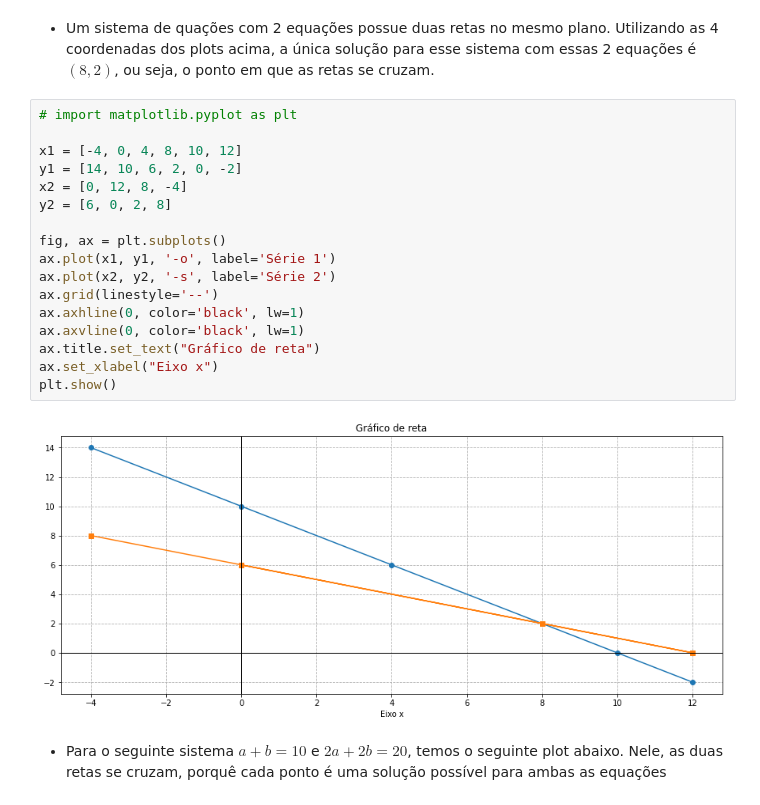
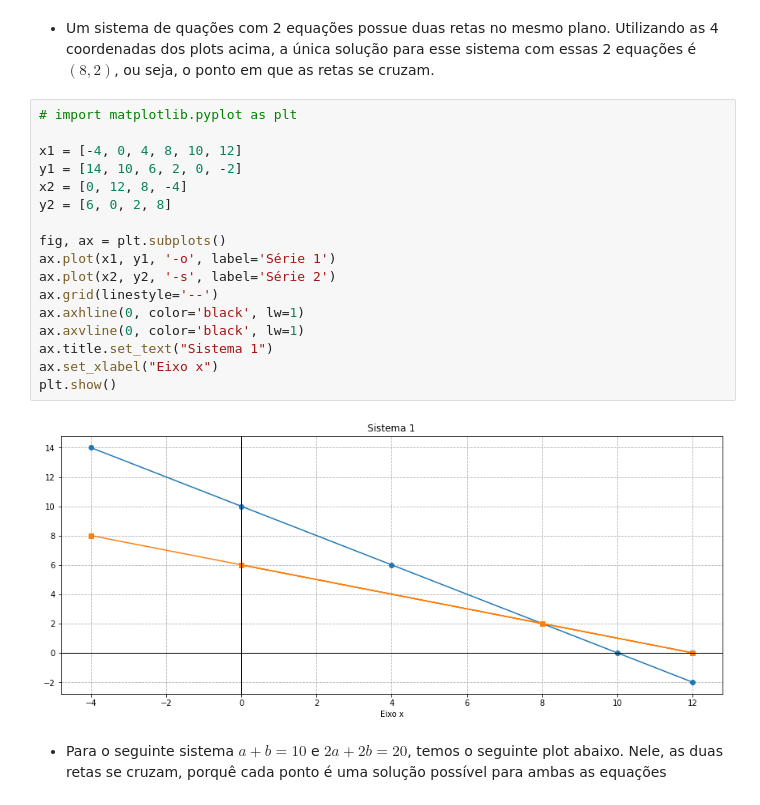
Before and after one commit to k3ybladewielder/math_for_ml_ds, a Jupyter notebook: linear_algebra_for_ml_ds.ipynb, the cells around one changed output. Saved outputs shown, nothing was run; the diff lists cells and outputs as text.

```diff
--- a/linear_algebra_for_ml_ds.ipynb
+++ b/linear_algebra_for_ml_ds.ipynb
@@ -90,22 +107,22 @@ plt.show()
 # %%
 # import matplotlib.pyplot as plt
 
 x1 = [-4, 0, 4, 8, 10, 12]
 y1 = [14, 10, 6, 2, 0, -2]
 x2 = [0, 12, 8, -4]
 y2 = [6, 0, 2, 8]
 
 fig, ax = plt.subplots()
 ax.plot(x1, y1, '-o', label='Série 1')
 ax.plot(x2, y2, '-s', label='Série 2')
 ax.grid(linestyle='--')
 ax.axhline(0, color='black', lw=1)
 ax.axvline(0, color='black', lw=1)
-ax.title.set_text("Gráfico de reta")
+ax.title.set_text("Sistema 1")
 ax.set_xlabel("Eixo x")
 plt.show()
 # %% [output]
-[figure, old version]
+[figure, new version]
 # %% [markdown]
 * Para o seguinte sistema $a + b = 10$ e $2a + 2b = 20$, temos o seguinte plot abaixo. Nele, as duas retas se cruzam, porquê cada ponto é uma solução possível para ambas as equações
 # %%
```
Also changed, not shown: parts of 18 cells of this notebook, 1 other file.
